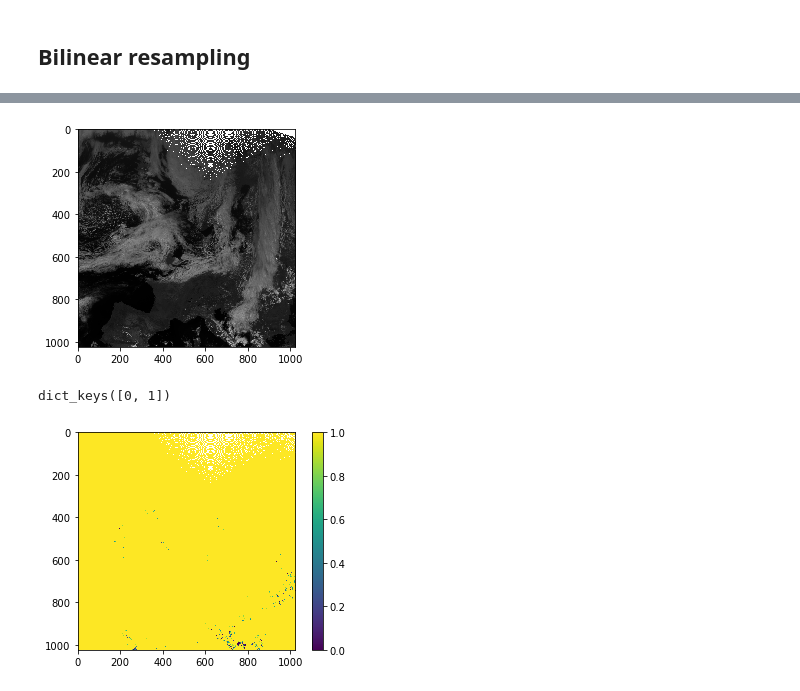
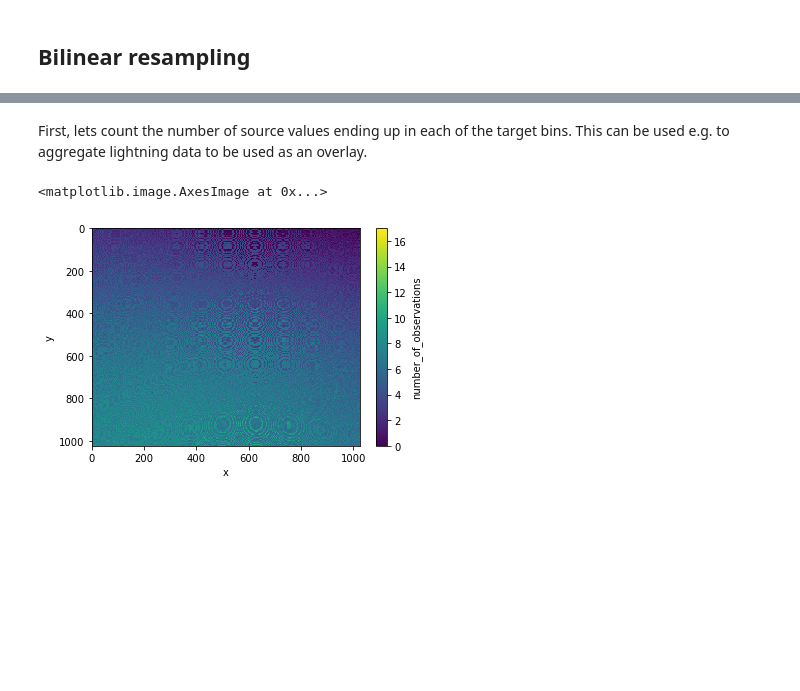
Before and after one commit to pytroll/pytroll-examples, a Jupyter notebook: satpy/resampling.ipynb, the cells around one changed output, grey strips where cells are left out. Drawn from its saved outputs; the diff is of its cells as text; code cells hidden in the pictures; blank space fills up the shorter version.

```diff
--- a/satpy/resampling.ipynb
+++ b/satpy/resampling.ipynb
@@ -123,11 +82,0 @@ average_computed = average.compute()
-# %%
-plt.imshow(average_computed, cmap='gray')
-plt.show()
-# %% [output]
-[figure, removed]
-# %%
-binary_data = da.where(data > 60, 1, 0)
-fractions = resampler.get_fractions(binary_data, categories=[0, 1])
-fractions.keys()
-# %% [output]
-dict_keys([0, 1])
@@ -136,6 +83,8 @@ fractions = da.compute(fractions)[0]
-# %%
-plt.imshow(fractions[0])
-plt.colorbar()
-plt.show()
-# %% [output]
-[figure, removed]
+# %% [markdown]
+First, lets count the number of source values ending up in each of the target bins. This can be used e.g. to aggregate lightning data to be used as an overlay.
+# %%
+res = scn.resample('euro4', resampler='bucket_count')
+res['HRV'].plot.imshow(origin='upper')
+# %% [output]
+<matplotlib.image.AxesImage at 0x...>
+[figure, added]
```
Also changed, not shown: parts of 40 cells of this notebook.
